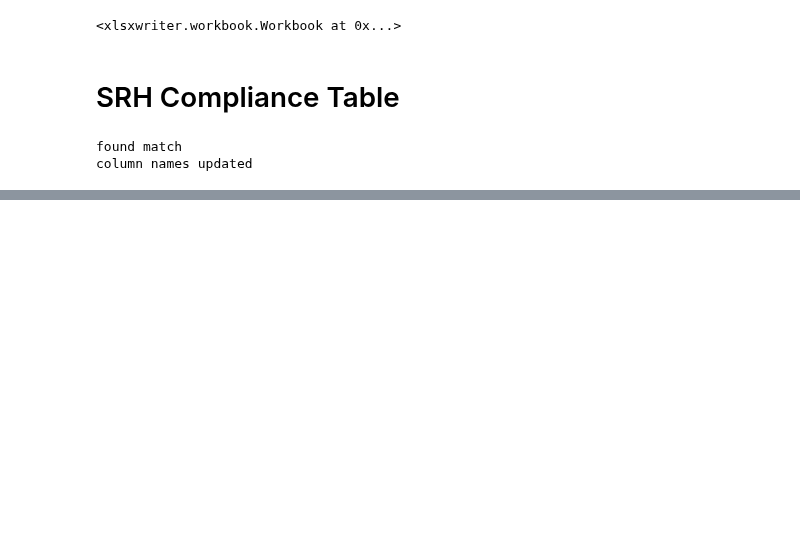
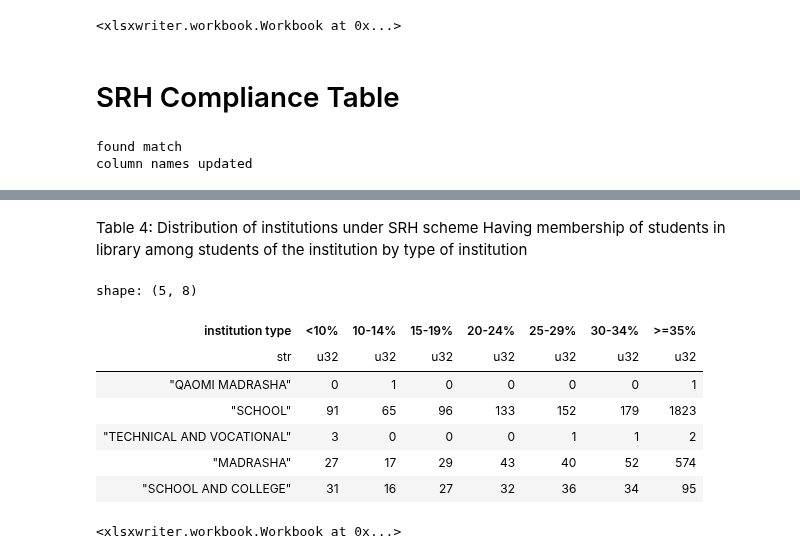
Before and after one commit to monjurmorshed793/sedp-reports, a Jupyter notebook: src/sedp_reports/pbgsi-report.ipynb, the cells around one changed output, grey strips where cells are left out. Saved outputs shown, nothing was run; the diff lists cells and outputs as text; code cells hidden in the pictures; blank space fills up the shorter version.

```diff
--- a/src/sedp_reports/pbgsi-report.ipynb
+++ b/src/sedp_reports/pbgsi-report.ipynb
@@ -1178,0 +1333,41 @@ general_information_srh = general_information.filter()
+# %% [markdown]
+Table 4: Distribution of institutions under SRH scheme Having membership of students in library among students of the institution by type of institution
+# %%
+from generate.general_information_srh import TOTAL_STUDENTS, SIXTH_GRADE_MEMBERS_COUNT, SEVENTH_GRADE_MEMBERS_COUNT, EIGHTH_GRADE_MEMBERS_COUNT, NINTH_GRADE_MEMBERS_COUNT, TENTH_GRADE_MEMBERS_COUNT, GENERALIZED_INSTITUTION_TYPE_NAME_EN
+
+general_information_srh = general_information_srh.with_columns([
+    ((pl.col(SIXTH_GRADE_MEMBERS_COUNT)+pl.col(SEVENTH_GRADE_MEMBERS_COUNT)+pl.col(EIGHTH_GRADE_MEMBERS_COUNT)+pl.col(NINTH_GRADE_MEMBERS_COUNT)+pl.col(TENTH_GRADE_MEMBERS_COUNT))/pl.col(TOTAL_STUDENTS)*100).round(2).alias('total_members %')
+])
+
+report4_srh = (
+    general_information_srh.lazy()
+    .group_by(pl.col(GENERALIZED_INSTITUTION_TYPE_NAME_EN).alias('institution type'))
+    .agg([
+    (pl.col('total_members %')<10).sum().alias('<10%'),
+    ((pl.col('total_members %')>=10) & (pl.col('total_members %')<=14)).sum().alias('10-14%'),
+    ((pl.col('total_members %')>=15) & (pl.col('total_members %')<=19)).sum().alias('15-19%'),
+    ((pl.col('total_members %')>=20) & (pl.col('total_members %')<=24)).sum().alias('20-24%'),
+    ((pl.col('total_members %')>=25) & (pl.col('total_members %')<=29)).sum().alias('25-29%'),
+    ((pl.col('total_members %')>=30) & (pl.col('total_members %')<=34)).sum().alias('30-34%'),
+    (pl.col('total_members %')>=35).sum().alias('>=35%')
+    ])
+)
+
+report4_srh_df = report4_srh.collect()
+
+
+# report4_srh_df = report4_srh_df.select(['institution type', '<10%', '10-14%', '15-19%', '20-24%', '25-29%', '30-34%', '>=35%'])
+report4_srh_df.head(10)
+# %% [output]
+shape: (5, 8)
+| institution type | <10% | 10-14% | 15-19% | 20-24% | 25-29% | 30-34% | >=35% |
+| str | u32 | u32 | u32 | u32 | u32 | u32 | u32 |
+| "QAOMI MADRASHA" | 0 | 1 | 0 | 0 | 0 | 0 | 1 |
+| "SCHOOL" | 91 | 65 | 96 | 133 | 152 | 179 | 1823 |
+| "TECHNICAL AND VOCATIONAL" | 3 | 0 | 0 | 0 | 1 | 1 | 2 |
+| "MADRASHA" | 27 | 17 | 29 | 43 | 40 | 52 | 574 |
+| "SCHOOL AND COLLEGE" | 31 | 16 | 27 | 32 | 36 | 34 | 95 |
+# %%
+report4_srh_df.write_excel('output/srh_table4.xlsx')
+# %% [output]
+<xlsxwriter.workbook.Workbook at 0x...>
```
Also changed, not shown: parts of 42 cells of this notebook.
